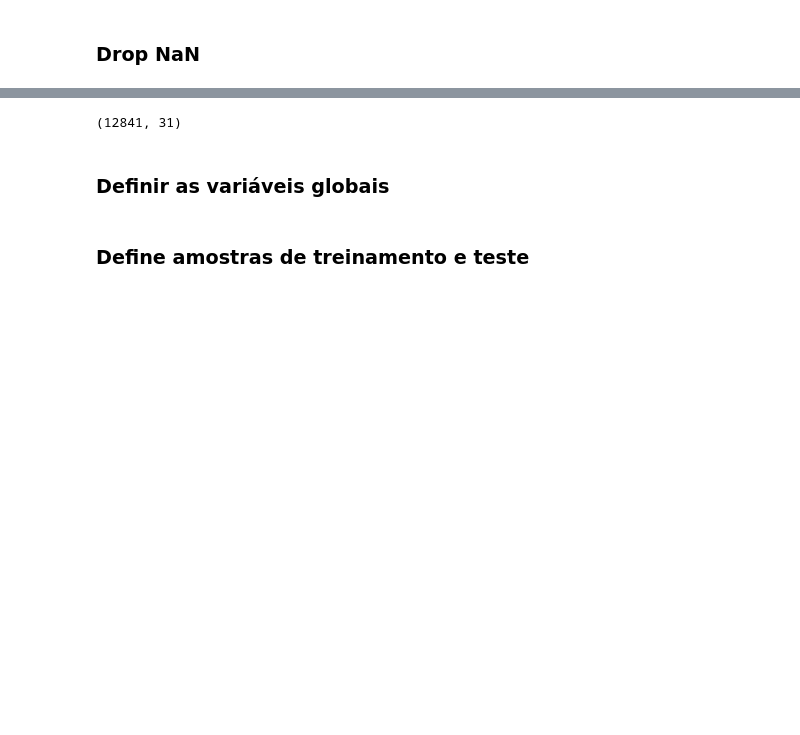
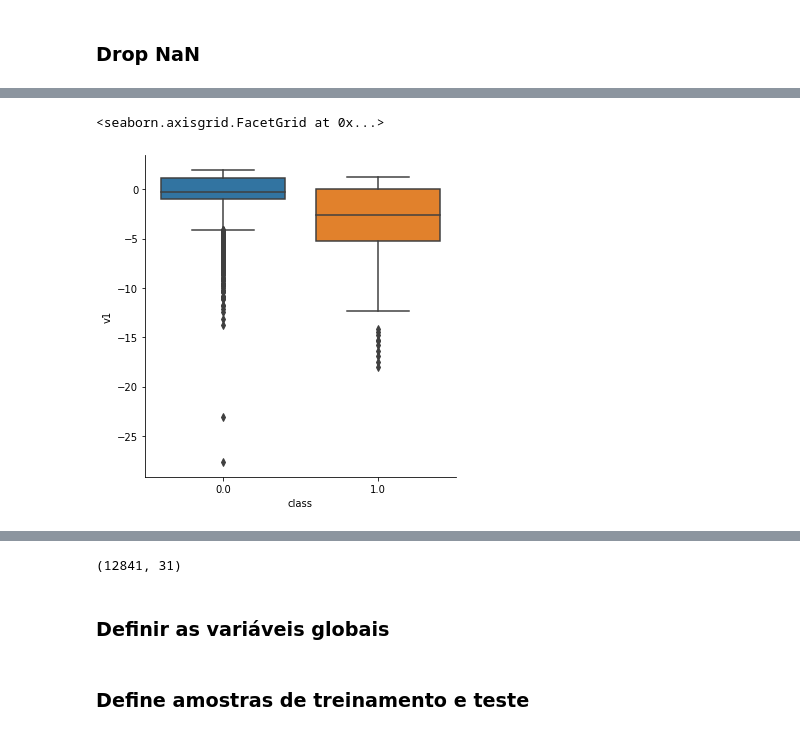
Before and after one commit to pimentad2020/DSWP, a Jupyter notebook: Notebooks/NB15_00__Machine_Learning___DSWP.ipynb, the cells around one changed output, grey strips where cells are left out. Cells and saved outputs as stored; diff of their text form; code cells hidden in the pictures; blank space fills up the shorter version.

```diff
--- a/Notebooks/NB15_00__Machine_Learning___DSWP.ipynb
+++ b/Notebooks/NB15_00__Machine_Learning___DSWP.ipynb
@@ -2098 +2134,8 @@ Class     1
 dtype: int64
+# %%
+# Boxplot da variável 'v1' por target
+# visualizar v1 do ponto de vista fraude e nao-fraude  UCI Site
+sns.catplot(x = 'class',  y = 'v1',  kind = 'box', data = df_cc)
+# %% [output]
+<seaborn.axisgrid.FacetGrid at 0x...>
+[figure, added]
```
Also changed, not shown: parts of 33 cells of this notebook.
